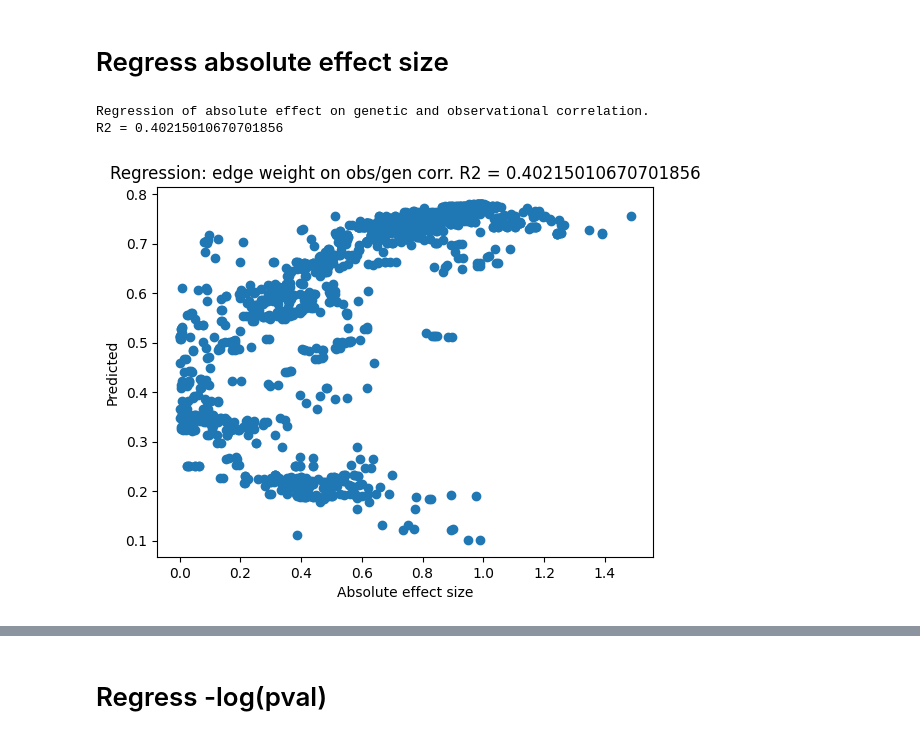
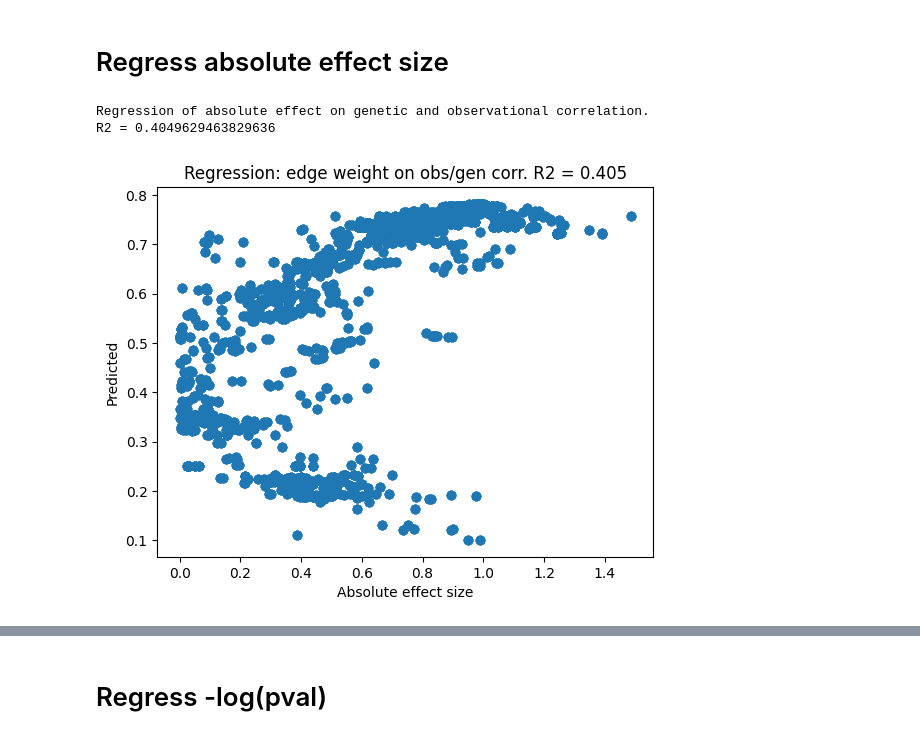
Before and after one commit to oliver-lloyd/LP4QC, a Jupyter notebook: analysis/ensemble_prediction/assess.ipynb, the cells around one changed output, grey strips where cells are left out. Saved outputs shown, nothing was run; the diff lists cells and outputs as text; code cells hidden in the pictures.

```diff
--- a/analysis/ensemble_prediction/assess.ipynb
+++ b/analysis/ensemble_prediction/assess.ipynb
@@ -7,6 +12,6 @@ from sklearn.linear_model import LinearRegression
 gen_cor = pd.read_csv('gen_cor.csv')
 obs_cor = pd.read_csv('obs_cor.csv')
 
-inputs = gen_cor.merge(obs_cor, on=['trait1', 'trait2']).drop_duplicates()
+inputs = gen_cor.merge(obs_cor, on=['head_node', 'tail_node']).drop_duplicates()
 # %%
 # Check that we have each pair twice ([x, y] and [y, x]) for merge with directed graph
@@ -16,15 +21,15 @@ assert sum(reverse_check) == len(inputs)
 # %%
 # Read target data
 edges = pd.read_csv('../../data/processed/mr-eve-edgelist.csv')
-X_y = inputs.merge(edges, left_on=['trait1', 'trait2'], right_on=['head_node', 'tail_node']).drop_duplicates()
+X_y = inputs.merge(edges, on=['head_node', 'tail_node']).drop_duplicates()
 del edges
 
 # Save merged edgelist for embedding
-out = X_y[['head_node', 'tail_node', 'neglog_pval', 'abs_effect']].drop_duplicates()
-out.to_csv('MR_obscor_gencor_edgelist.csv', index=False)
+trait_corr_edges = X_y[['head_node', 'tail_node', 'neglog_pval', 'abs_effect']].drop_duplicates()
+trait_corr_edges.to_csv('MR_obscor_gencor_edgelist.csv', index=False)
 # %%
 # Prepare X and y dataframes
-X_corr = X_y[['rg', 'cor']]
+X_corr = X_y[['rg', 'ro']]
 y_effect = X_y['abs_effect']
 y_pval = X_y['neglog_pval']
 # %% [markdown]
@@ -37,13 +42,13 @@ print(f'Regression of absolute effect on genetic and observational correlation.'
 print(f'R2 = {effect_r2}')
 # %% [output]
 Regression of absolute effect on genetic and observational correlation.
-R2 = 0.40215010670701856
+R2 = 0.4049629463829636
 # %%
 # Plot fitted values against actual weights
 plt.scatter(y_effect, effect_model.predict(X_corr))
-plt.title(f'Regression: edge weight on obs/gen corr. R2 = {effect_r2}')
+plt.title(f'Regression: edge weight on obs/gen corr. R2 = {round(effect_r2, 3)}')
 plt.ylabel('Predicted')
 plt.xlabel('Absolute effect size')
 plt.show()
 # %% [output]
-[figure, old version]
+[figure, new version]
```
Also changed, not shown: parts of 24 cells of this notebook.
